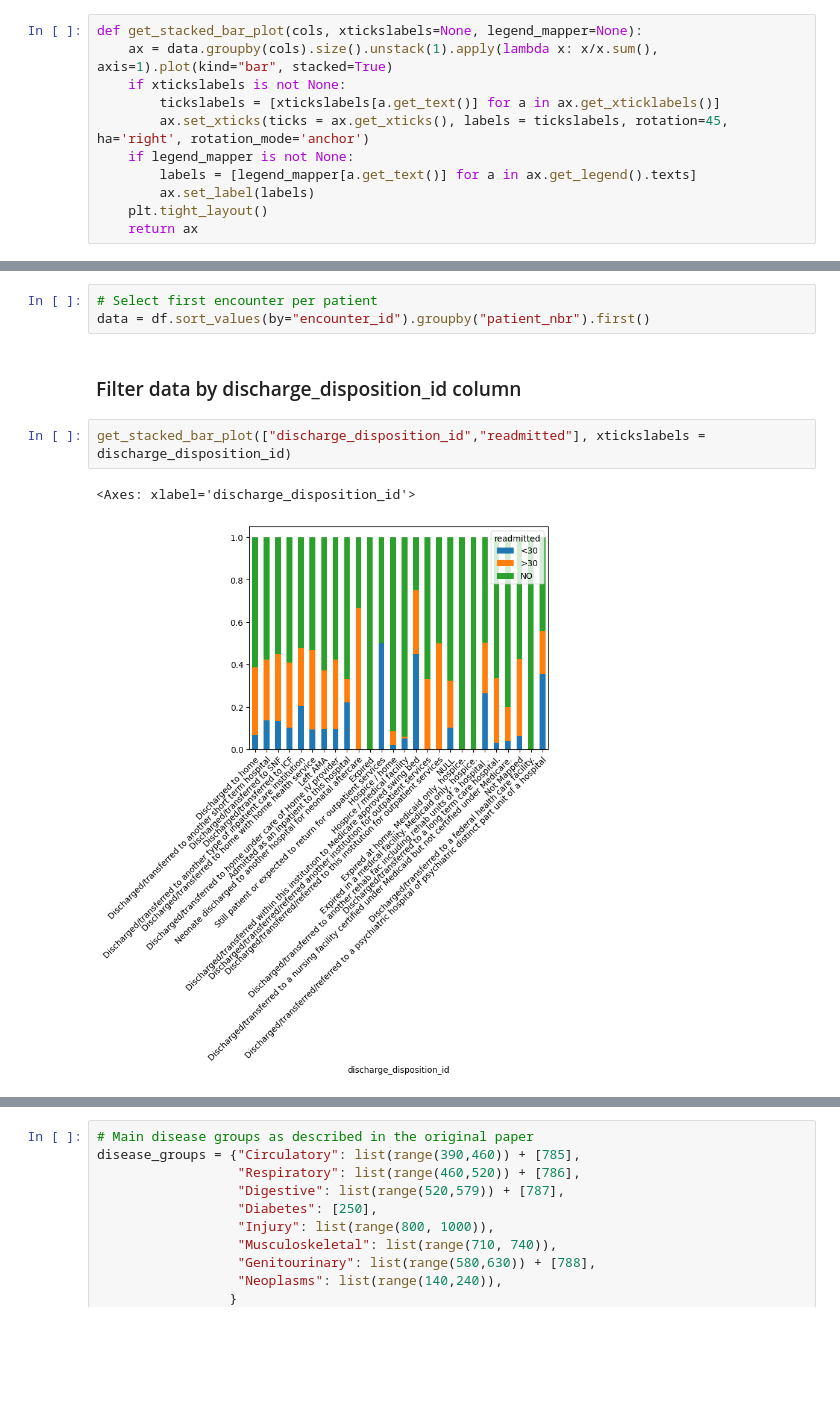
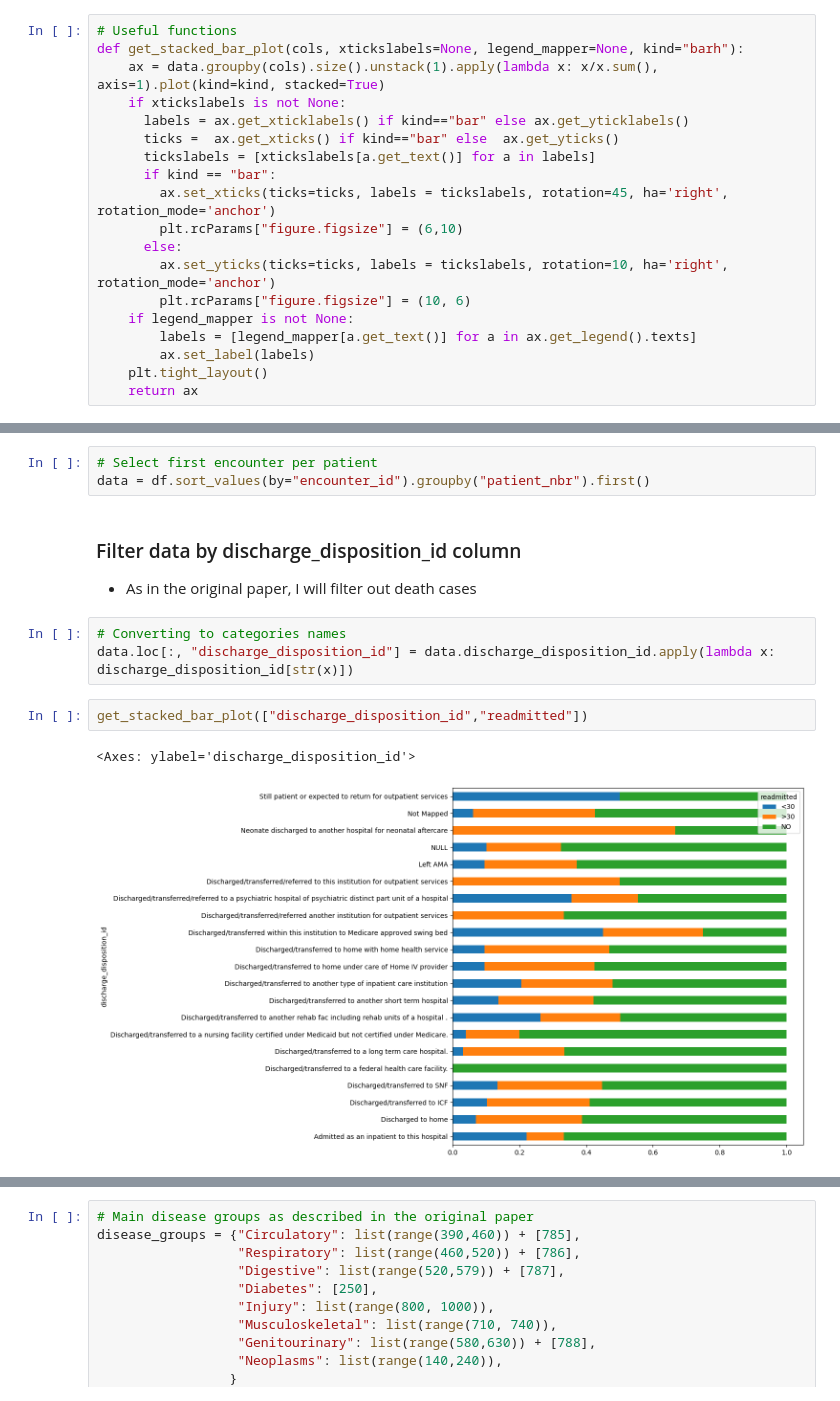
Before and after one commit to DiklaGelbard/kaggle_notebooks, a Jupyter notebook: diabetes_dataset.ipynb, the cells around one changed output, grey strips where cells are left out. Saved outputs shown, nothing was run; the diff lists cells and outputs as text; blank space fills up the shorter version.

```diff
--- a/diabetes_dataset.ipynb
+++ b/diabetes_dataset.ipynb
@@ -23,11 +19,19 @@ import os
 from matplotlib import pyplot as plt
 %matplotlib inline
 # %%
-def get_stacked_bar_plot(cols, xtickslabels=None, legend_mapper=None):
-    ax = data.groupby(cols).size().unstack(1).apply(lambda x: x/x.sum(), axis=1).plot(kind="bar", stacked=True)
+# Useful functions
+def get_stacked_bar_plot(cols, xtickslabels=None, legend_mapper=None, kind="barh"):
+    ax = data.groupby(cols).size().unstack(1).apply(lambda x: x/x.sum(), axis=1).plot(kind=kind, stacked=True)
     if xtickslabels is not None:
-        tickslabels = [xtickslabels[a.get_text()] for a in ax.get_xticklabels()]
-        ax.set_xticks(ticks = ax.get_xticks(), labels = tickslabels, rotation=45, ha='right', rotation_mode='anchor')
+      labels = ax.get_xticklabels() if kind=="bar" else ax.get_yticklabels()
+      ticks =  ax.get_xticks() if kind=="bar" else  ax.get_yticks()
+      tickslabels = [xtickslabels[a.get_text()] for a in labels]
+      if kind == "bar":
+        ax.set_xticks(ticks=ticks, labels = tickslabels, rotation=45, ha='right', rotation_mode='anchor')
+        plt.rcParams["figure.figsize"] = (6,10)
+      else:
+        ax.set_yticks(ticks=ticks, labels = tickslabels, rotation=10, ha='right', rotation_mode='anchor')
+        plt.rcParams["figure.figsize"] = (10, 6)
     if legend_mapper is not None:
         labels = [legend_mapper[a.get_text()] for a in ax.get_legend().texts]
         ax.set_label(labels)
@@ -102,10 +114,14 @@ dtype: int64
 data = df.sort_values(by="encounter_id").groupby("patient_nbr").first()
 # %% [markdown]
 ### Filter data by discharge_disposition_id column
+*   As in the original paper, I will filter out death cases
+# %%
+# Converting to categories names
+data.loc[:, "discharge_disposition_id"] = data.discharge_disposition_id.apply(lambda x: discharge_disposition_id[str(x)])
 # %%
-get_stacked_bar_plot(["discharge_disposition_id","readmitted"], xtickslabels = discharge_disposition_id)
+get_stacked_bar_plot(["discharge_disposition_id","readmitted"])
 # %% [output]
-<Axes: xlabel='discharge_disposition_id'>
+<Axes: ylabel='discharge_disposition_id'>
-[figure, old version]
+[figure, new version]
 # %%
 # Drop discharge_disposition s.a expired or hospice
```
Also changed, not shown: parts of 46 cells of this notebook.
